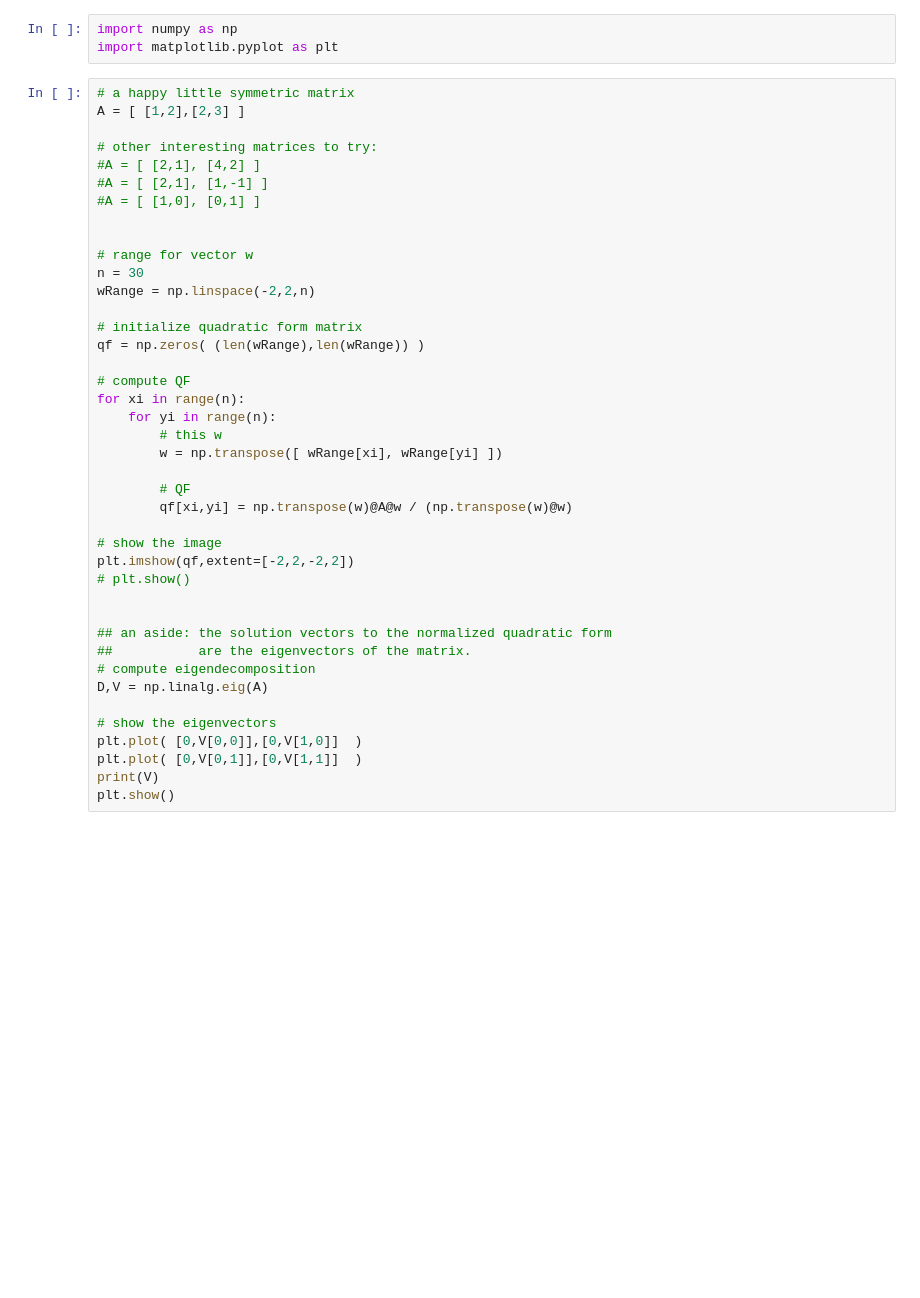
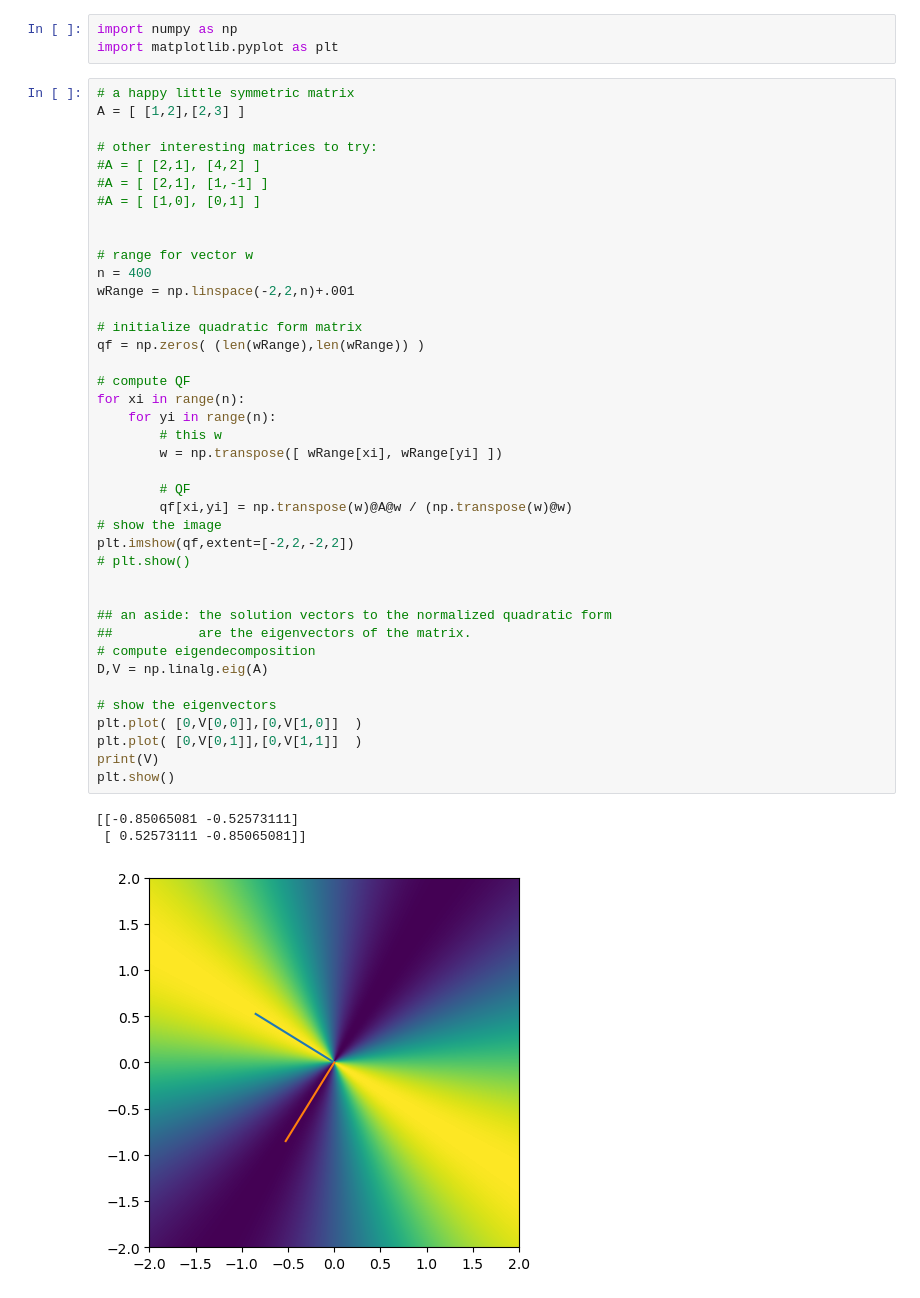
Before and after one commit to Rfsuther/PCA-multivariate-signal-processing, a Jupyter notebook: DRSS_covar_quadForm.ipynb, the cells around one changed output. Cells and saved outputs as stored; diff of their text form; blank space fills up the shorter version.

```diff
--- a/DRSS_covar_quadForm.ipynb
+++ b/DRSS_covar_quadForm.ipynb
@@ -17,33 +17,36 @@ A = [ [1,2],[2,3] ]
 
 
 # range for vector w
-n = 30
-wRange = np.linspace(-2,2,n)
+n = 400
+wRange = np.linspace(-2,2,n)+.001
 
 # initialize quadratic form matrix
 qf = np.zeros( (len(wRange),len(wRange)) )
 
 # compute QF
 for xi in range(n):
     for yi in range(n):
         # this w
         w = np.transpose([ wRange[xi], wRange[yi] ])
 
         # QF
         qf[xi,yi] = np.transpose(w)@A@w / (np.transpose(w)@w)
-
 # show the image
 plt.imshow(qf,extent=[-2,2,-2,2])
 # plt.show()
 
 
 ## an aside: the solution vectors to the normalized quadratic form
 ##           are the eigenvectors of the matrix.
 # compute eigendecomposition
 D,V = np.linalg.eig(A)
 
 # show the eigenvectors
 plt.plot( [0,V[0,0]],[0,V[1,0]]  )
 plt.plot( [0,V[0,1]],[0,V[1,1]]  )
 print(V)
 plt.show()
+# %% [output]
+[[-0.85065081 -0.52573111]
+ [ 0.52573111 -0.85065081]]
+[figure, added]
```
